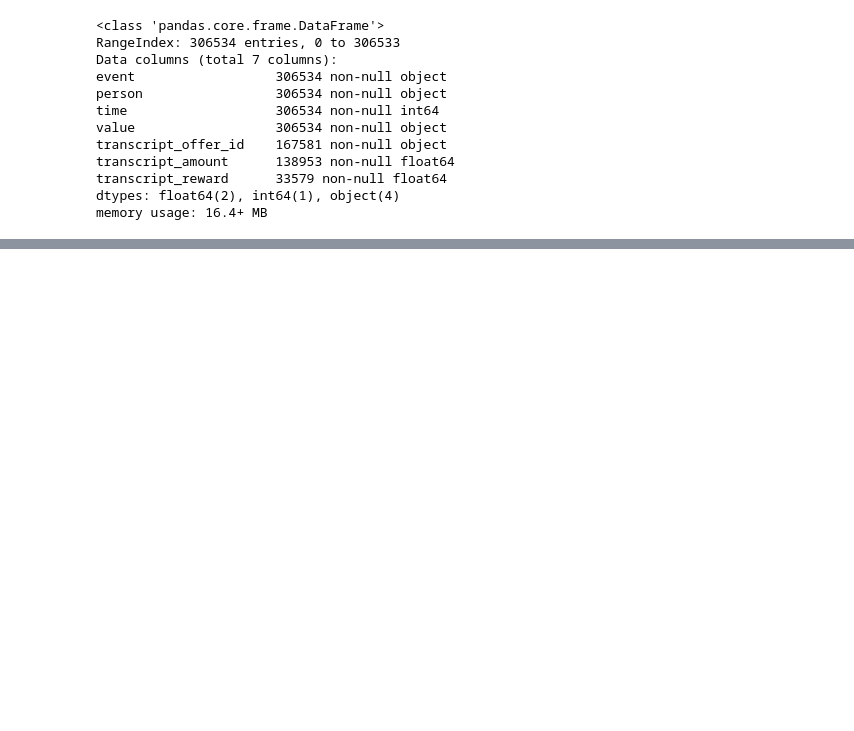
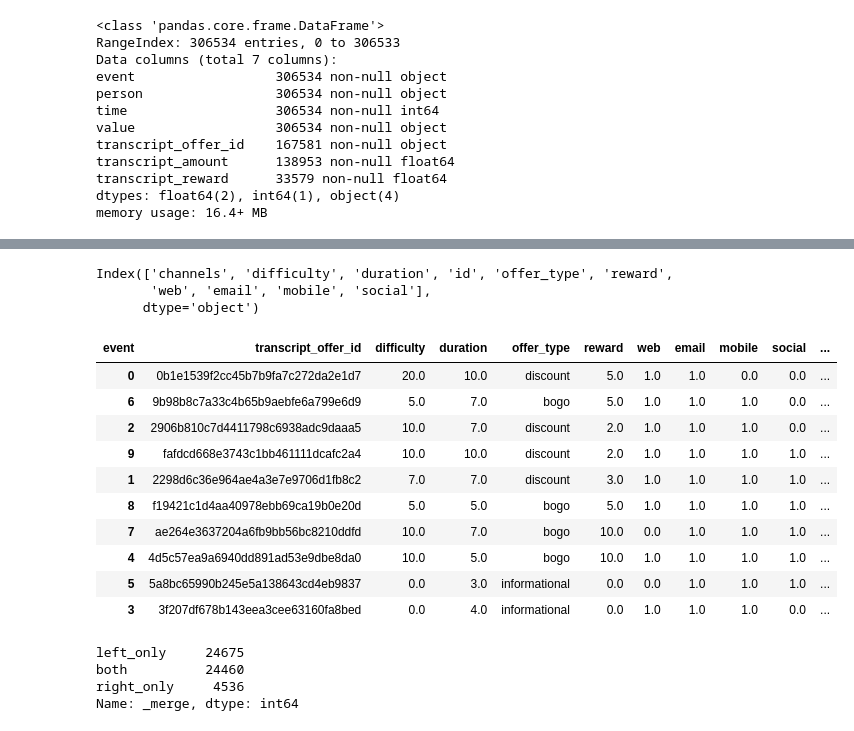
Before and after one commit to qinliu1023/Starbucks_Promotional_Offer, a Jupyter notebook: Starbucks_Promotional_Offer.ipynb, the cells around one changed output, grey strips where cells are left out. Saved outputs shown, nothing was run; the diff lists cells and outputs as text; code cells hidden in the pictures; blank space fills up the shorter version.

```diff
--- a/Starbucks_Promotional_Offer.ipynb
+++ b/Starbucks_Promotional_Offer.ipynb
@@ -55,3 +103,12 @@ portfolio
 | 7 | [email, mobile, social] | 0 | 3 | 5a8bc65990b245e5a138643cd4eb9837 | informational | 0 |
 | 8 | [web, email, mobile, social] | 5 | 5 | f19421c1d4aa40978ebb69ca19b0e20d | bogo | 5 |
 | 9 | [web, email, mobile] | 10 | 7 | 2906b810c7d4411798c6938adc9daaa5 | discount | 2 |
+# %%
+# Expande channels into multi-columns
+
+channels = ["web", "email", "mobile", "social"]
+
+for col in channels:
+    portfolio[col] = portfolio["channels"].apply(lambda x: 1 if col in x else 0)
+
+portfolio[["channels", "web", "email", "mobile", "social"]]
@@ -129,4 +427,5 @@ transcript.head()
 # %%
-df = transcript\
-.merge(portfolio, how = "left", left_on = "transcript_offer_id", right_on = "id").drop("id", axis = 1)\
+df = transcript.drop("value", axis = 1)\
+.merge(portfolio.drop("channels", axis = 1),
+       how = "left", left_on = "transcript_offer_id", right_on = "id").drop("id", axis = 1)\
 .merge(profile, how = "left", left_on = "person", right_on = "id").drop("id", axis = 1)
@@ -132,0 +459,27 @@ df = transcript\
+# %%
+portfolio.columns
+# %% [output]
+Index(['channels', 'difficulty', 'duration', 'id', 'offer_type', 'reward',
+       'web', 'email', 'mobile', 'social'],
+      dtype='object')
+# %%
+offer_funnel = df.groupby(["transcript_offer_id", "difficulty", "duration", "offer_type", "reward",
+       "web", "email", "mobile", "social", "event"])["person"].count().unstack().reset_index()
+
+offer_funnel["view2received"] = 1.0 * offer_funnel["offer viewed"]/offer_funnel["offer received"]
+offer_funnel["completed2received"] = 1.0 * offer_funnel["offer completed"]/offer_funnel["offer received"]
+offer_funnel["completed2view"] = 1.0 * offer_funnel["offer completed"]/offer_funnel["offer viewed"]
+
+offer_funnel.sort_values(["completed2view", "completed2received", "view2received"], ascending = [False, False, False])
+# %% [output]
+| event | transcript_offer_id | difficulty | duration | offer_type | reward | web | email | mobile | social | ... |
+| 0 | 0b1e1539f2cc45b7b9fa7c272da2e1d7 | 20.0 | 10.0 | discount | 5.0 | 1.0 | 1.0 | 0.0 | 0.0 | ... |
+| 6 | 9b98b8c7a33c4b65b9aebfe6a799e6d9 | 5.0 | 7.0 | bogo | 5.0 | 1.0 | 1.0 | 1.0 | 0.0 | ... |
+| 2 | 2906b810c7d4411798c6938adc9daaa5 | 10.0 | 7.0 | discount | 2.0 | 1.0 | 1.0 | 1.0 | 0.0 | ... |
+| 9 | fafdcd668e3743c1bb461111dcafc2a4 | 10.0 | 10.0 | discount | 2.0 | 1.0 | 1.0 | 1.0 | 1.0 | ... |
+| 1 | 2298d6c36e964ae4a3e7e9706d1fb8c2 | 7.0 | 7.0 | discount | 3.0 | 1.0 | 1.0 | 1.0 | 1.0 | ... |
+| 8 | f19421c1d4aa40978ebb69ca19b0e20d | 5.0 | 5.0 | bogo | 5.0 | 1.0 | 1.0 | 1.0 | 1.0 | ... |
+| 7 | ae264e3637204a6fb9bb56bc8210ddfd | 10.0 | 7.0 | bogo | 10.0 | 0.0 | 1.0 | 1.0 | 1.0 | ... |
+| 4 | 4d5c57ea9a6940dd891ad53e9dbe8da0 | 10.0 | 5.0 | bogo | 10.0 | 1.0 | 1.0 | 1.0 | 1.0 | ... |
+| 5 | 5a8bc65990b245e5a138643cd4eb9837 | 0.0 | 3.0 | informational | 0.0 | 0.0 | 1.0 | 1.0 | 1.0 | ... |
+| 3 | 3f207df678b143eea3cee63160fa8bed | 0.0 | 4.0 | informational | 0.0 | 1.0 | 1.0 | 1.0 | 0.0 | ... |
@@ -132,0 +500,7 @@ df = transcript\
+# %%
+offer_details["_merge"].value_counts()
+# %% [output]
+left_only     24675
+both          24460
+right_only     4536
+Name: _merge, dtype: int64
```
Also changed, not shown: parts of 61 cells of this notebook.
